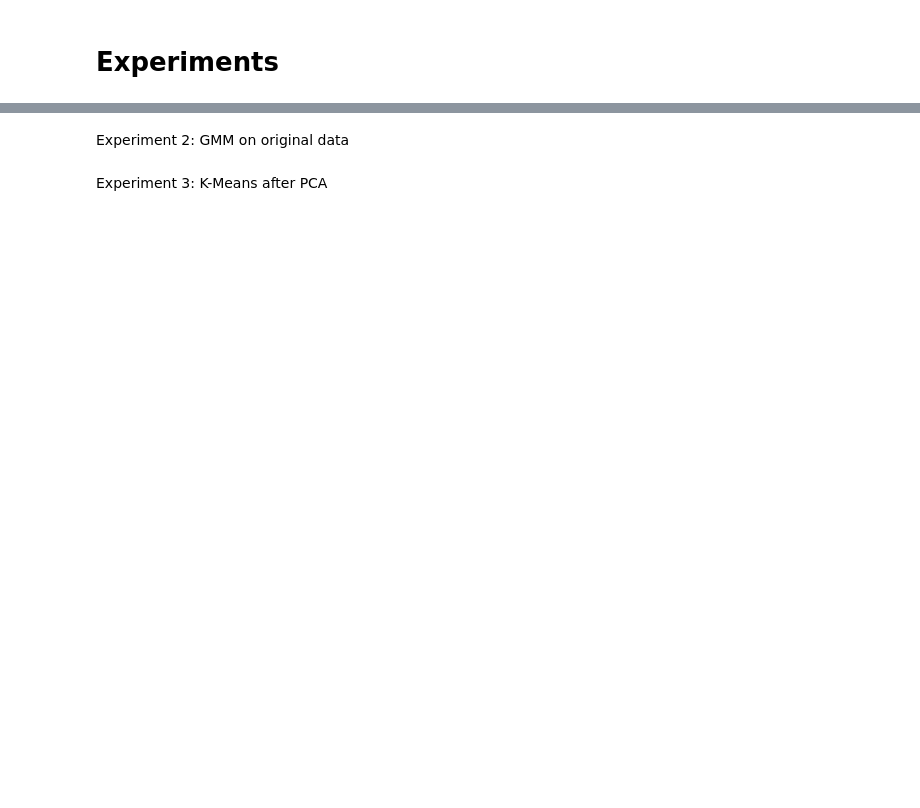
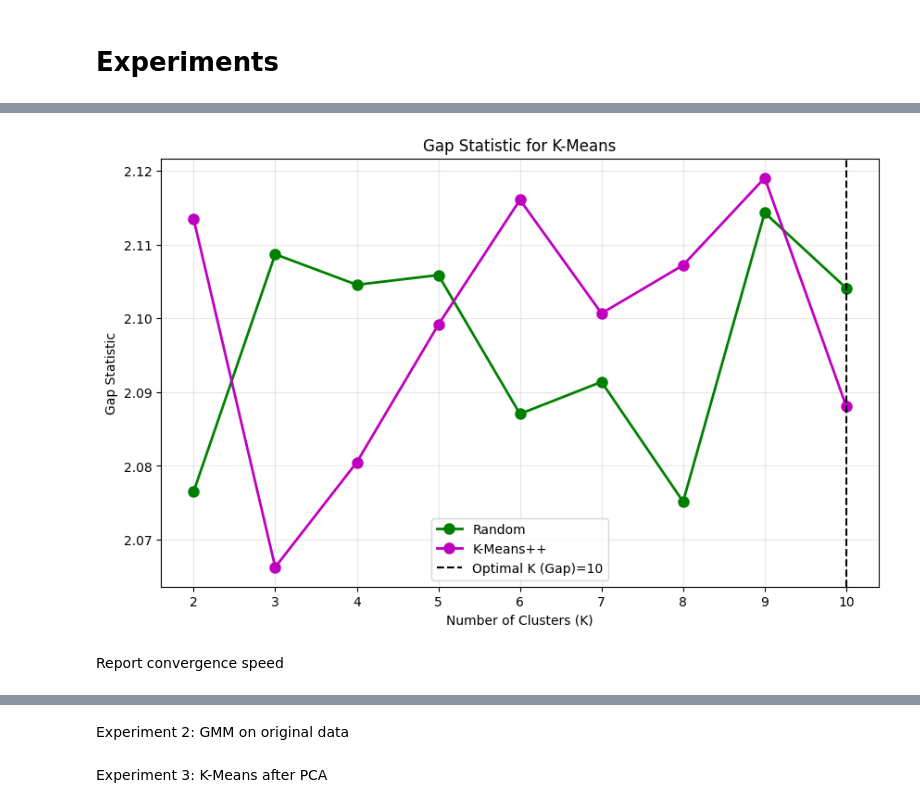
Before and after one commit to mirollawa2l/Unsupervised-Learning, a Jupyter notebook: Implementation.ipynb, the cells around one changed output, grey strips where cells are left out. Saved outputs shown, nothing was run; the diff lists cells and outputs as text; code cells hidden in the pictures; blank space fills up the shorter version.

```diff
--- a/Implementation.ipynb
+++ b/Implementation.ipynb
@@ -1225,0 +1027,16 @@ Experiment 1: K-Means on original data
+# %%
+# 3. Gap Statistic
+plt.figure(figsize=(10,6))
+plt.plot(k_vals, gap_values_random, 'go-', linewidth=2, markersize=8, label='Random')
+plt.plot(k_vals, gap_values_plusplus, 'mo-', linewidth=2, markersize=8, label='K-Means++')
+plt.axvline(optimal_k_gap, color='k', linestyle='--', label=f'Optimal K (Gap)={optimal_k_gap}')
+plt.xlabel('Number of Clusters (K)')
+plt.ylabel('Gap Statistic')
+plt.title('Gap Statistic for K-Means')
+plt.legend()
+plt.grid(True, alpha=0.3)
+plt.show()
+# %% [output]
+[figure, added]
+# %% [markdown]
+Report convergence speed
```
Also changed, not shown: parts of 76 cells of this notebook, 1 other file.
